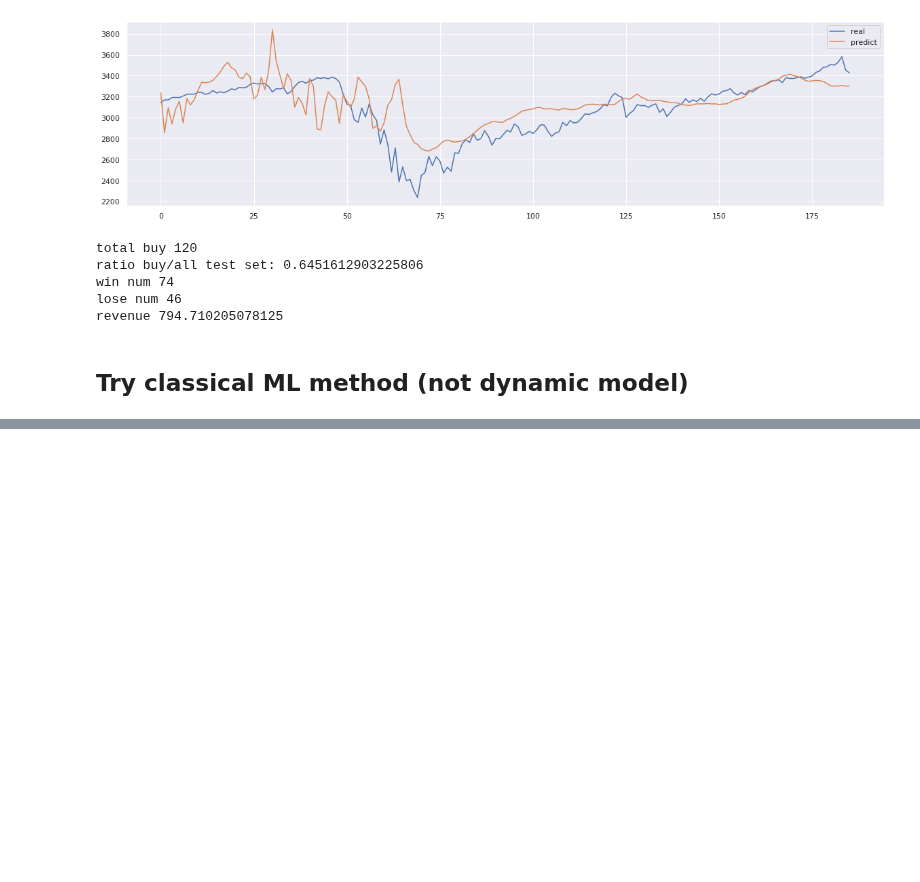
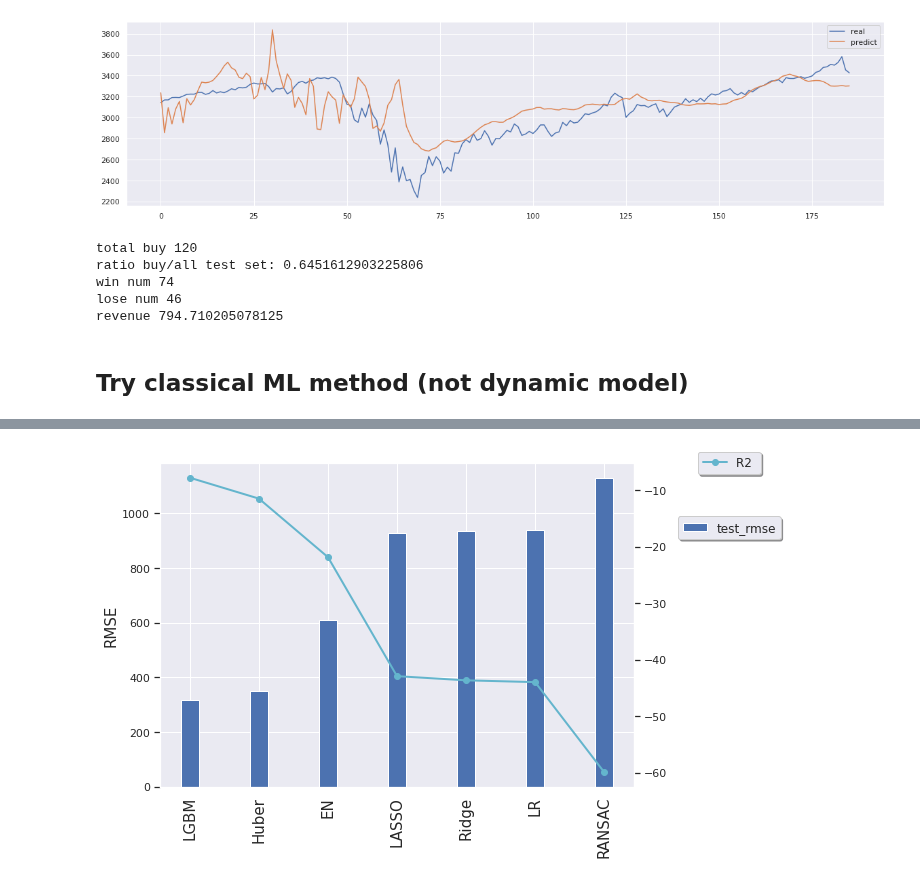
Before and after one commit to duybluemind1988/Data-science, a Jupyter notebook: Time_series/Time_series_all_method_2(multy).ipynb, the cells around one changed output, grey strips where cells are left out. Cells and saved outputs as stored; diff of their text form; code cells hidden in the pictures; blank space fills up the shorter version.

```diff
--- a/Time_series/Time_series_all_method_2(multy).ipynb
+++ b/Time_series/Time_series_all_method_2(multy).ipynb
@@ -780,0 +858,9 @@ df_assets              #X
+# %%
+X_train=train.drop(['adjclose'],axis=1)
+y_train=train['adjclose']
+X_test=test.drop(['adjclose'],axis=1)
+y_test=test['adjclose']
+print(X_train.shape)
+print(y_train.shape)
+print(X_test.shape)
+print(y_test.shape)
@@ -780,0 +974,9 @@ df_assets              #X
+# %%
+df_results_val=pd.DataFrame(list(zip(names,test_rmse,test_r2,
+                                     train_rmse,train_r2,
+                                     fit_time,time_)),
+                  columns=['Names','test_rmse','test_r2',
+                           'train_rmse','train_r2',
+                           'fit_time','time'])
+df_results_val=df_results_val.sort_values(by='test_rmse',ascending=True)
+df_results_val
@@ -780,0 +992,29 @@ df_assets              #X
+# %%
+# Define name:
+name=df_results_val['Names']
+test_rmse=df_results_val['test_rmse']
+test_r2=df_results_val['test_r2']
+#time = df_results_val['time']
+# Plot:
+x = np.arange(len(name))
+fig, ax = plt.subplots(figsize=(10,6))
+rects1 = ax.bar(x, test_rmse, color = 'b', width = 0.25,label='test_rmse')
+#rects2 = ax.plot(x, test_r2, color = 'g',marker='o',label='test_r2')
+
+ax2 = ax.twinx()
+ax2.plot(x,test_r2,color ='c',marker='o',lw=2,label='R2 ')
+ax2.secondary_yaxis('right')
+
+ax.set_xticks(x)
+ax.set_xticklabels(name,fontsize=15,rotation=90)
+ax.set_ylabel('RMSE',fontsize=15)
+ax2.set_ylabel('R2',fontsize=15)
+#plt.gca().legend(loc ='center',bbox_to_anchor=(0.5, -0.2))
+legend1=ax.legend(loc='center',bbox_to_anchor=(1.2, 0.8),shadow=True, fontsize='medium')
+legend2=ax2.legend(loc='center',bbox_to_anchor=(1.2,1),shadow=True, fontsize='medium')
+
+plt.axis('off')
+fig.tight_layout()
+plt.show()
+# %% [output]
+[figure, added]
```
Also changed, not shown: parts of 17 cells of this notebook.
